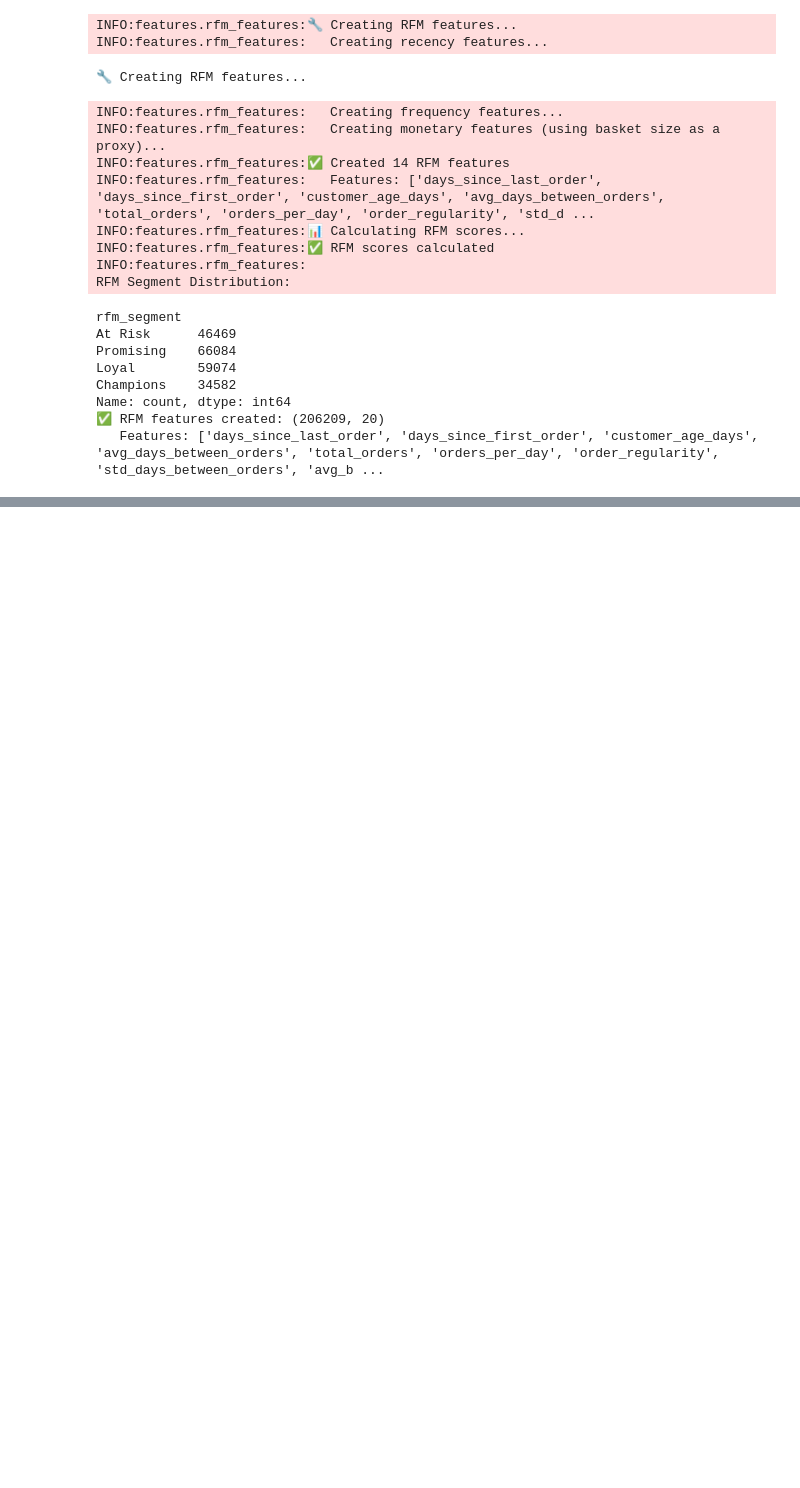
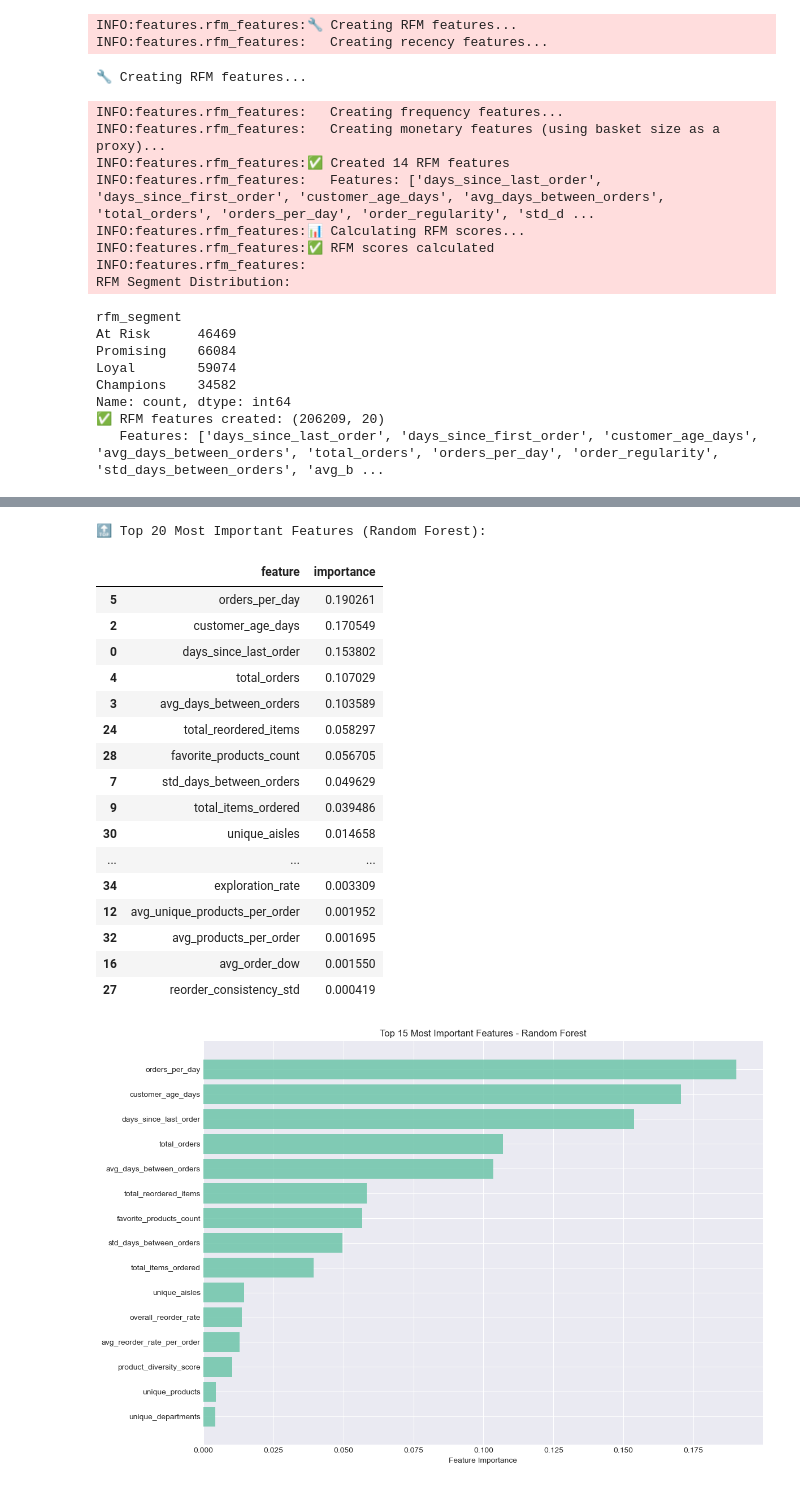
Before and after one commit to miyigun/FreshCart-Churn-Prediction, a Jupyter notebook: notebooks/02_baseline.ipynb, the cells around one changed output, grey strips where cells are left out. Drawn from its saved outputs; the diff is of its cells as text; code cells hidden in the pictures; blank space fills up the shorter version.

```diff
--- a/notebooks/02_baseline.ipynb
+++ b/notebooks/02_baseline.ipynb
@@ -174,0 +277,12 @@ Name: count, dtype: int64
+# %%
+# Train-test split
+X_train, X_test, y_train, y_test = train_test_split(
+    X, y,
+    test_size=0.2,
+    random_state=RANDOM_STATE,
+    stratify=y
+)
+
+print(f"\n✅ Train-Test Split:")
+print(f"   Train: {X_train.shape} - Churn rate: {y_train.mean():.2%}")
+print(f"   Test:  {X_test.shape} - Churn rate: {y_test.mean():.2%}")
@@ -174,0 +517,41 @@ Name: count, dtype: int64
+# %%
+# Feature importance (Random Forest)
+feature_importance = pd.DataFrame({
+    'feature': feature_names,
+    'importance': rf_model.feature_importances_
+}).sort_values('importance', ascending=False)
+
+print("\n🔝 Top 20 Most Important Features (Random Forest):")
+display(feature_importance.head(20))
+
+# Visualize top 15
+plt.figure(figsize=(12, 8))
+top_features = feature_importance.head(15)
+plt.barh(range(len(top_features)), top_features['importance'].values, alpha=0.8)
+plt.yticks(range(len(top_features)), top_features['feature'].values)
+plt.xlabel('Feature Importance')
+plt.title('Top 15 Most Important Features - Random Forest')
+plt.gca().invert_yaxis()
+plt.tight_layout()
+plt.savefig('../plots/06_baseline_feature_importance.png', dpi=300, bbox_inches='tight')
+plt.show()
+# %% [output]
+🔝 Top 20 Most Important Features (Random Forest):
+|  | feature | importance |
+| 5 | orders_per_day | 0.190261 |
+| 2 | customer_age_days | 0.170549 |
+| 0 | days_since_last_order | 0.153802 |
+| 4 | total_orders | 0.107029 |
+| 3 | avg_days_between_orders | 0.103589 |
+| 24 | total_reordered_items | 0.058297 |
+| 28 | favorite_products_count | 0.056705 |
+| 7 | std_days_between_orders | 0.049629 |
+| 9 | total_items_ordered | 0.039486 |
+| 30 | unique_aisles | 0.014658 |
+| ... | ... | ... |
+| 34 | exploration_rate | 0.003309 |
+| 12 | avg_unique_products_per_order | 0.001952 |
+| 32 | avg_products_per_order | 0.001695 |
+| 16 | avg_order_dow | 0.001550 |
+| 27 | reorder_consistency_std | 0.000419 |
+[figure, added]
```
Also changed, not shown: parts of 17 cells of this notebook, 5 other files.
